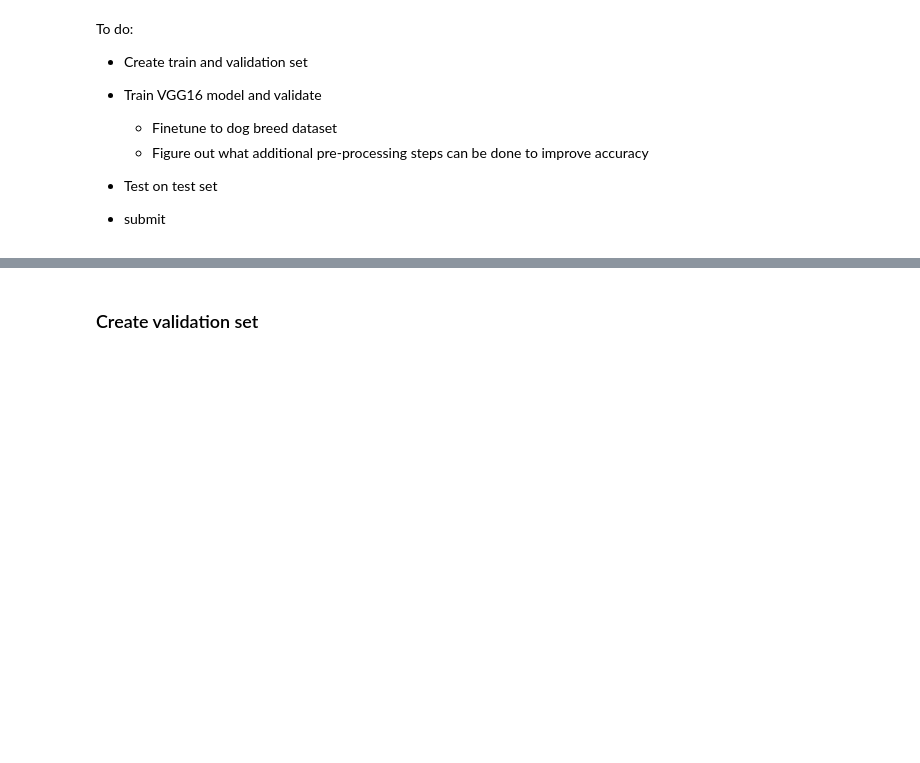
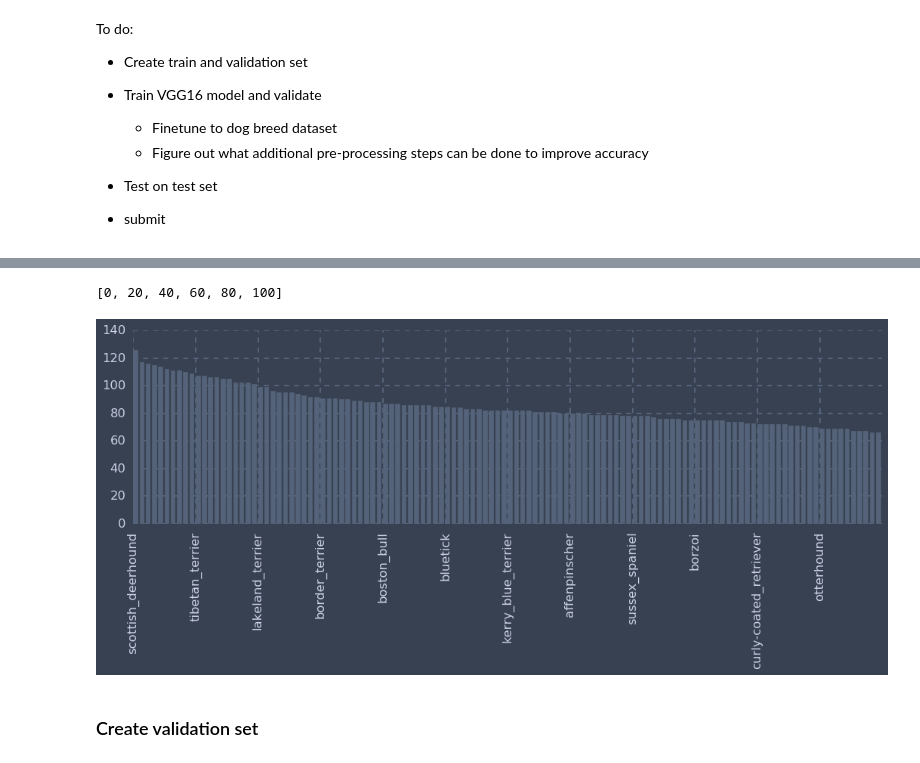
Before and after one commit to efinkel/Dog_breed_identification, a Jupyter notebook: Dog breed identification competition.ipynb, the cells around one changed output, grey strips where cells are left out. Drawn from its saved outputs; the diff is of its cells as text; code cells hidden in the pictures; blank space fills up the shorter version.

```diff
--- a/Dog breed identification competition.ipynb
+++ b/Dog breed identification competition.ipynb
@@ -26,0 +31,3 @@ main_dir = %pwd
+# %%
+train_labels = pd.read_csv('labels.csv')
+train_labels.head()
@@ -27,3 +41,20 @@ main_dir = %pwd
+# %%
+range(0,len(num_breed),20)
+# %% [output]
+[0, 20, 40, 60, 80, 100]
+# %%
+plt.close('all')
+fig = plt.figure(figsize = (16,4))
+num_breed = train_labels['breed'].value_counts()
+ax = fig.add_subplot(111)
+ax.bar(np.arange(0,len(num_breed),1), num_breed)
+xlabels_pos = range(0,len(num_breed),10)
+xlabels = np.array(list(num_breed.keys()))[xlabels_pos]
+ax.set_xticks(xlabels_pos)
+ax.set_xticklabels(xlabels, rotation = 'vertical')
+fig
+# %% [output]
+[figure, added]
 # %% [markdown]
 ### Create validation set
 # %%
```
Also changed, not shown: parts of 10 cells of this notebook, 2 other files.
